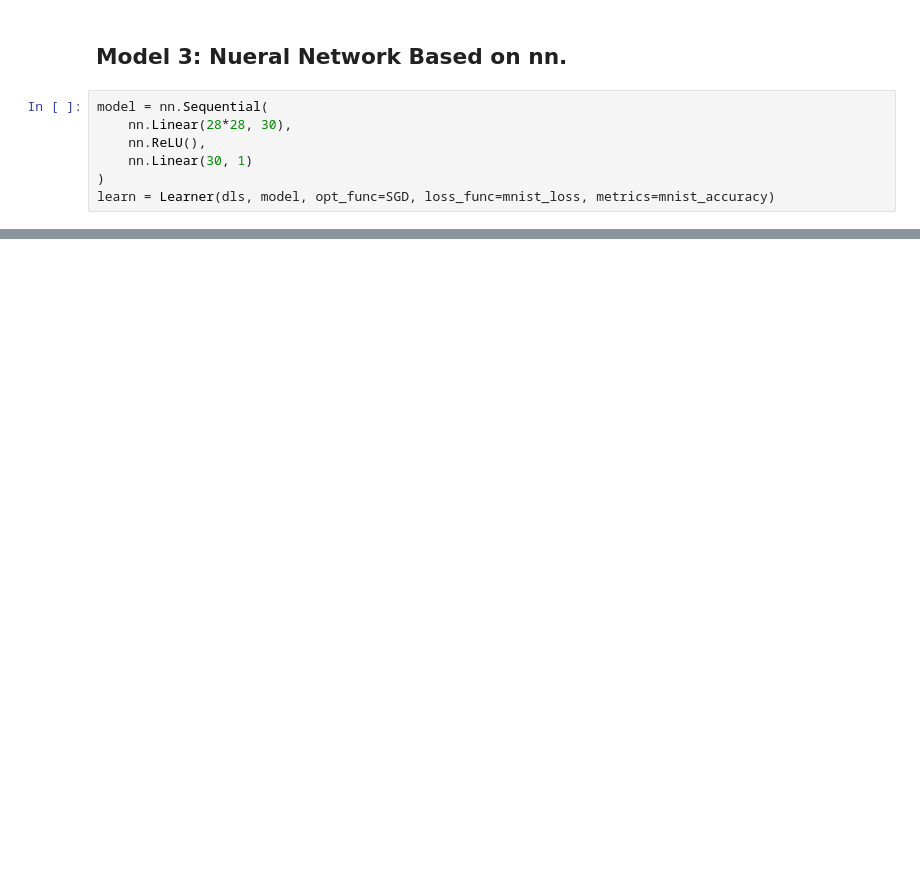
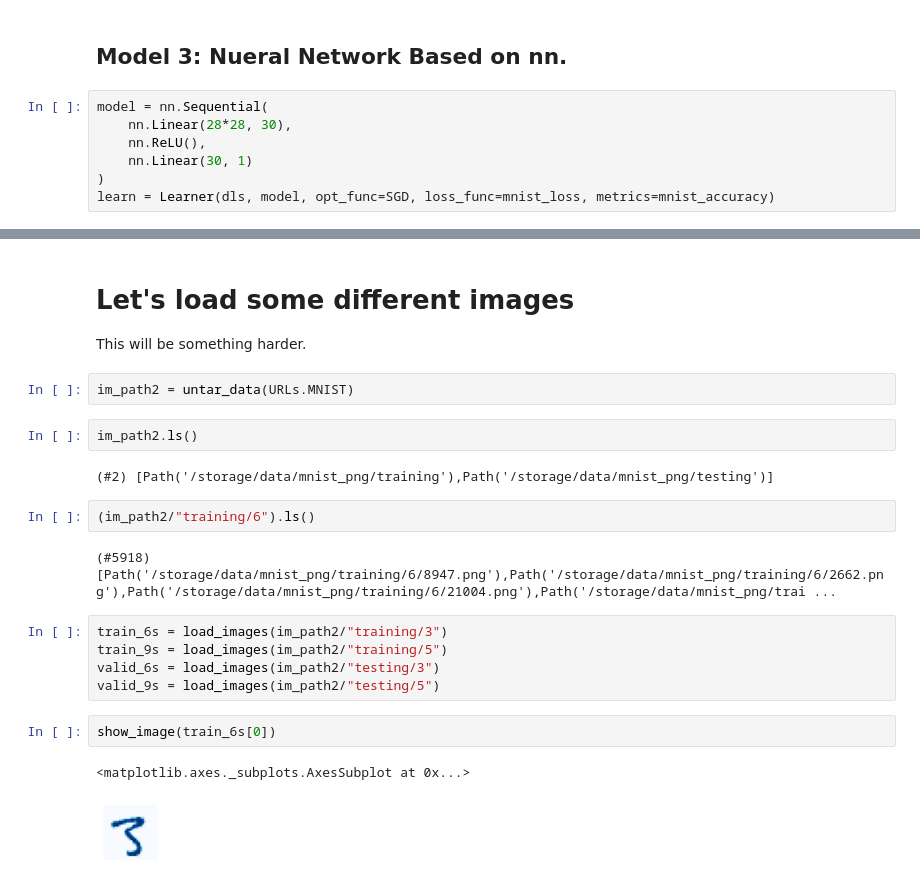
Before and after one commit to arunoda/fastai-v4, a Jupyter notebook: 04.5.minist-comparision.ipynb, the cells around one changed output, grey strips where cells are left out. Cells and saved outputs as stored; diff of their text form; blank space fills up the shorter version.

```diff
--- a/04.5.minist-comparision.ipynb
+++ b/04.5.minist-comparision.ipynb
@@ -206,0 +226,24 @@ learn.fit(10, lr=.2)
+# %% [markdown]
+# Let's load some different images
+
+This will be something harder.
+# %%
+im_path2 = untar_data(URLs.MNIST)
+# %%
+im_path2.ls()
+# %% [output]
+(#2) [Path('/storage/data/mnist_png/training'),Path('/storage/data/mnist_png/testing')]
+# %%
+(im_path2/"training/6").ls()
+# %% [output]
+(#5918) [Path('/storage/data/mnist_png/training/6/8947.png'),Path('/storage/data/mnist_png/training/6/2662.png'),Path('/storage/data/mnist_png/training/6/21004.png'),Path('/storage/data/mnist_png/trai ...
+# %%
+train_6s = load_images(im_path2/"training/3")
+train_9s = load_images(im_path2/"training/5")
+valid_6s = load_images(im_path2/"testing/3")
+valid_9s = load_images(im_path2/"testing/5")
+# %%
+show_image(train_6s[0])
+# %% [output]
+<matplotlib.axes._subplots.AxesSubplot at 0x...>
+[figure, added]
```
Also changed, not shown: parts of 28 cells of this notebook.
